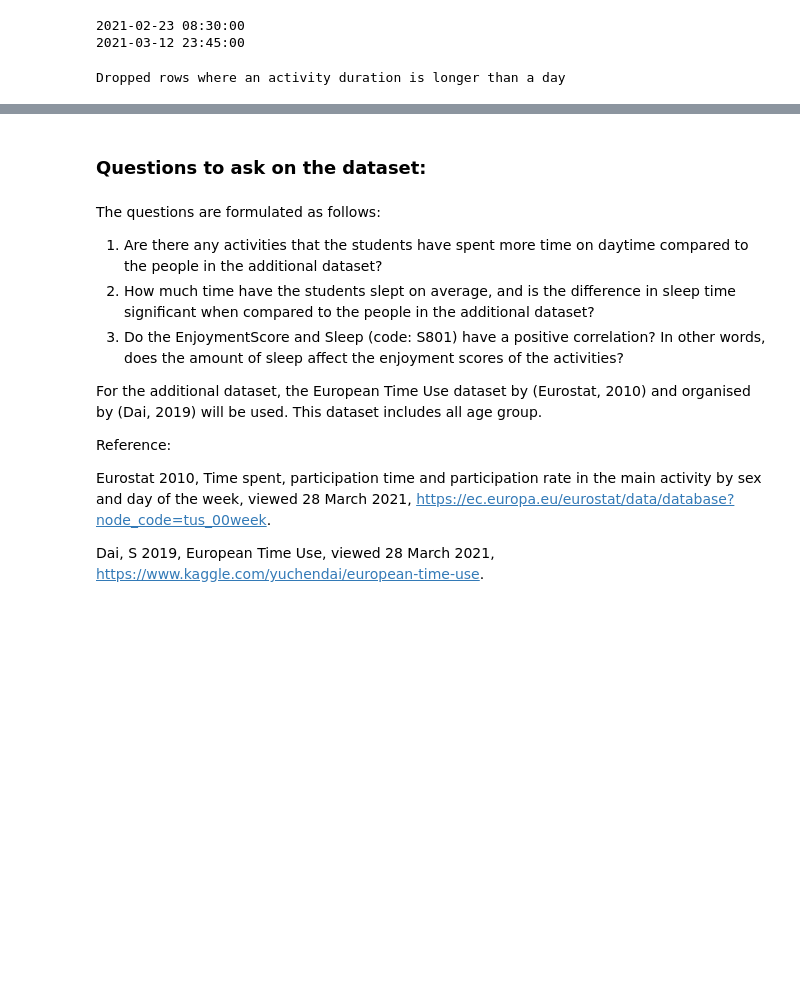
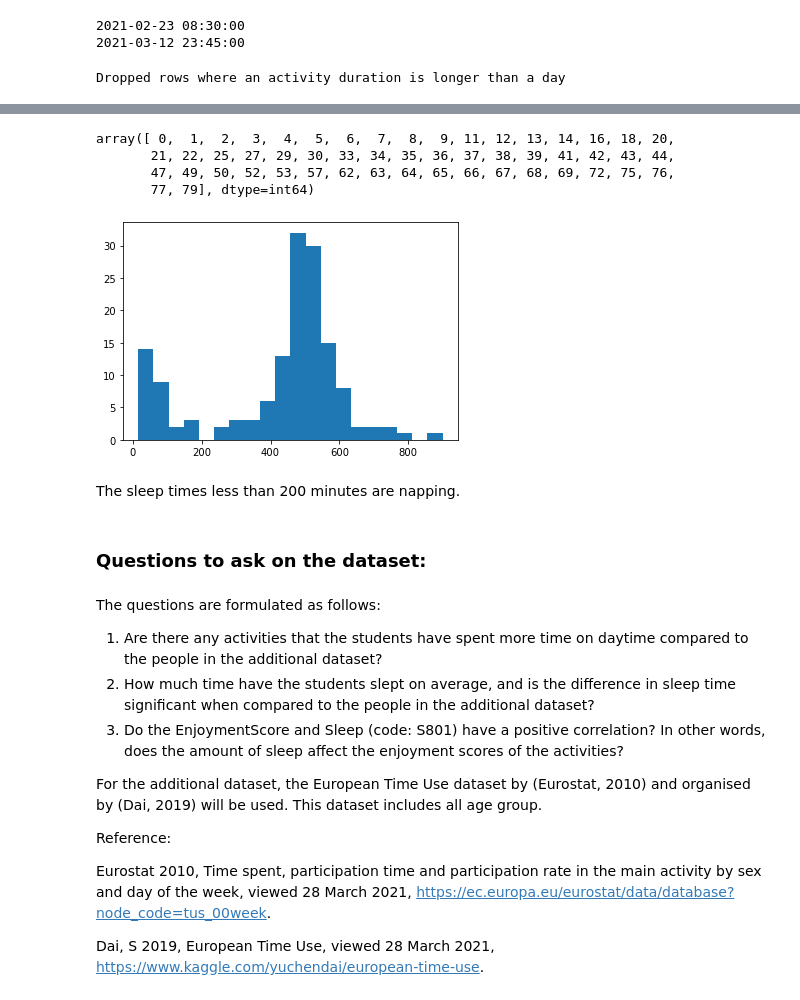
Before and after one commit to jihoonkim888/CM50266-Time-Series-Analysis, a Jupyter notebook: Task3/data_wrangling.ipynb, the cells around one changed output, grey strips where cells are left out. Drawn from its saved outputs; the diff is of its cells as text; code cells hidden in the pictures; blank space fills up the shorter version.

```diff
--- a/Task3/data_wrangling.ipynb
+++ b/Task3/data_wrangling.ipynb
@@ -389 +503,15 @@ Dropped rows where an activity duration is longer than a day
+# %%
+df.CSVNumber.unique()
+# %% [output]
+array([ 0,  1,  2,  3,  4,  5,  6,  7,  8,  9, 11, 12, 13, 14, 16, 18, 20,
+       21, 22, 25, 27, 29, 30, 33, 34, 35, 36, 37, 38, 39, 41, 42, 43, 44,
+       47, 49, 50, 52, 53, 57, 62, 63, 64, 65, 66, 67, 68, 69, 72, 75, 76,
+       77, 79], dtype=int64)
+# %%
+plt.hist(df[df['PrimaryActivityCode']=='S801'].DurationMins, bins=20)
+plt.show()
+# %% [output]
+[figure, added]
+# %% [markdown]
+The sleep times less than 200 minutes are napping.
 # %%
```
Also changed, not shown: parts of 31 cells of this notebook, 2 other files.
